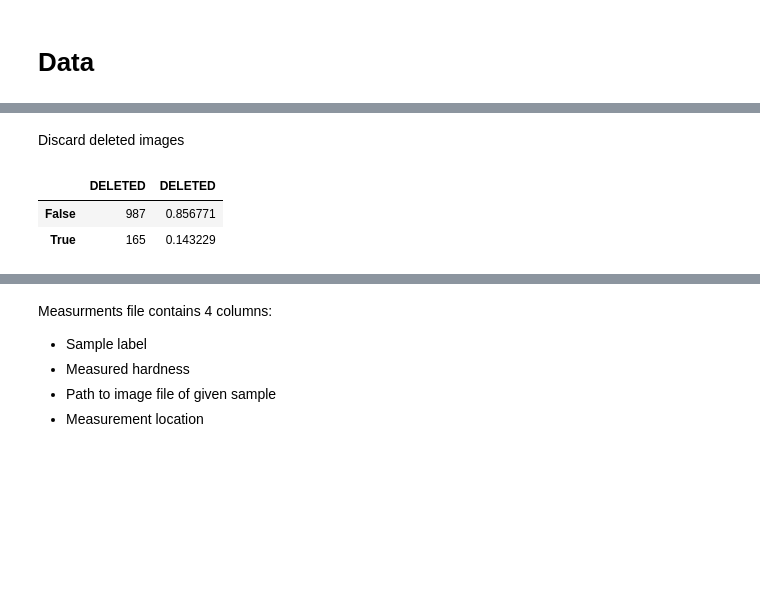
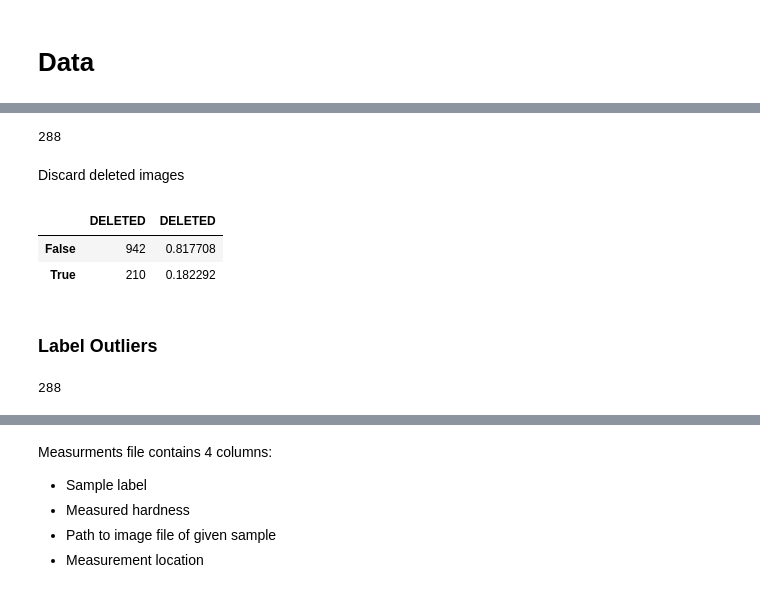
Before and after one commit to kzajac97/visual-material-recognition, a Jupyter notebook: notebooks/eda.ipynb, the cells around one changed output, grey strips where cells are left out. Saved outputs shown, nothing was run; the diff lists cells and outputs as text; code cells hidden in the pictures; blank space fills up the shorter version.

```diff
--- a/notebooks/eda.ipynb
+++ b/notebooks/eda.ipynb
@@ -47,14 +47,20 @@ mesurements_df.head(3)
+# %%
+len(mesurements_df) // 4
+# %% [output]
+288
 # %% [markdown]
 Discard deleted images
 # %%
 pd.concat(
     [
-        mesurements_df["DELETED"].notna().value_counts(),
-        mesurements_df["DELETED"].notna().value_counts(normalize=True),
+        mesurements_df["DELETED"].value_counts(),
+        mesurements_df["DELETED"].value_counts(normalize=True),
     ],
     axis=1
 )
 # %% [output]
 |  | DELETED | DELETED |
-| False | 987 | 0.856771 |
-| True | 165 | 0.143229 |
+| False | 942 | 0.817708 |
+| True | 210 | 0.182292 |
+# %% [markdown]
+### Label Outliers
@@ -60,0 +70,5 @@ pd.concat(
+# %%
+# the number of unique material samples measured
+mesurements_df["Code"].nunique()
+# %% [output]
+288
```
Also changed, not shown: parts of 24 cells of this notebook, 9 other files.
